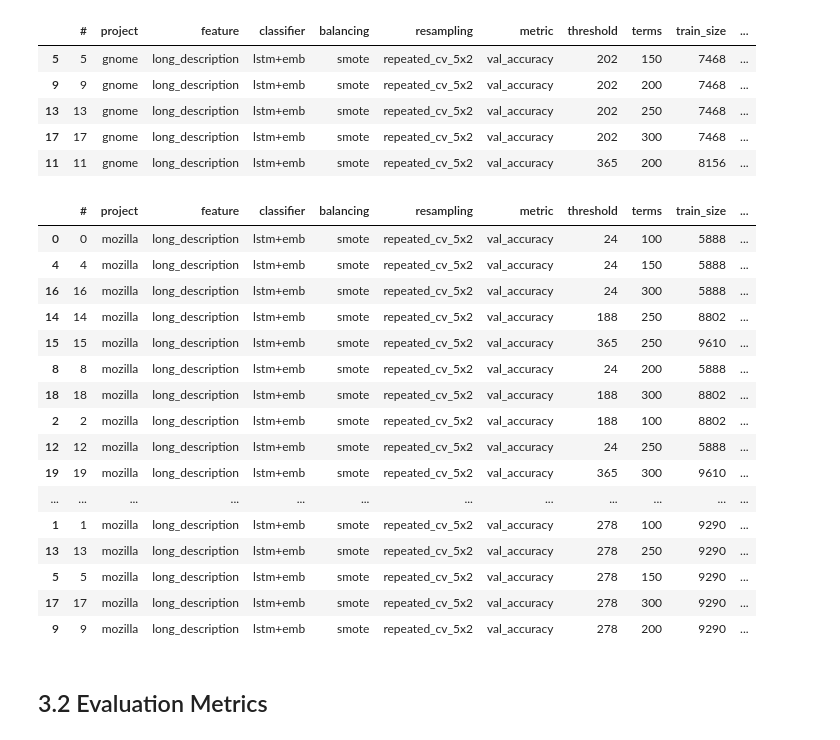
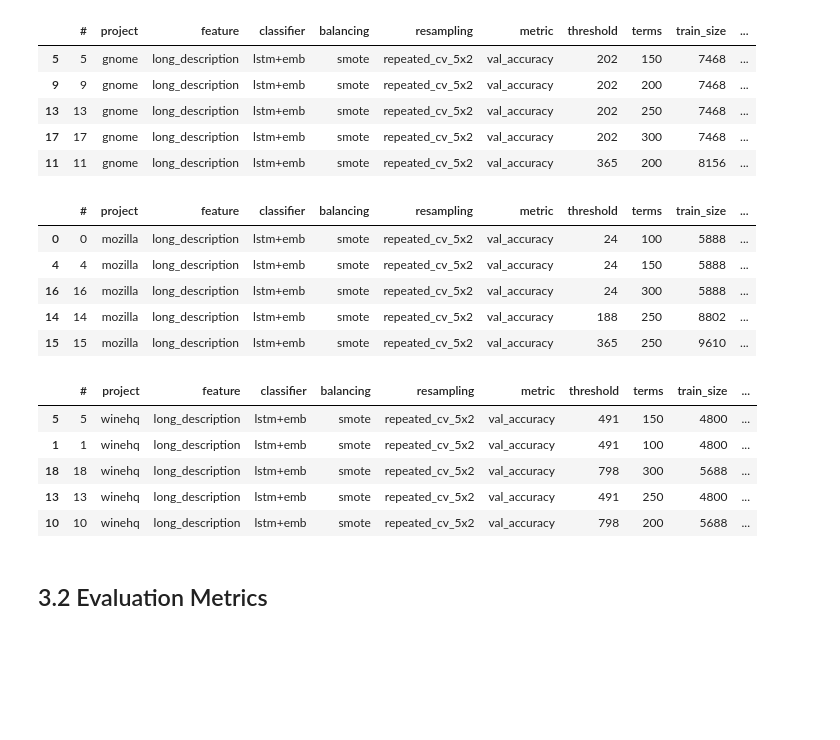
Before and after one commit to gomesluiz/my-doctorate, a Jupyter notebook: projects/long-lived-bug-prediction/deep-learning/notebook/evaluation/20200518-long-lived-prediction-w-dnn-data-analysis.ipynb, the cells around one changed output. Cells and saved outputs as stored; diff of their text form; code cells hidden in the pictures; blank space fills up the shorter version.

```diff
--- a/projects/long-lived-bug-prediction/deep-learning/notebook/evaluation/20200518-long-lived-prediction-w-dnn-data-analysis.ipynb
+++ b/projects/long-lived-bug-prediction/deep-learning/notebook/evaluation/20200518-long-lived-prediction-w-dnn-data-analysis.ipynb
@@ -164,22 +175,20 @@ gnome_data_evaluation.sort_values('balanced_acc', ascending=False).head()
 | 17 | 17 | gnome | long_description | lstm+emb | smote | repeated_cv_5x2 | val_accuracy | 202 | 300 | 7468 | ... |
 | 11 | 11 | gnome | long_description | lstm+emb | smote | repeated_cv_5x2 | val_accuracy | 365 | 200 | 8156 | ... |
 # %%
-mozilla_data_evaluation.sort_values('balanced_acc', ascending=False).head(20)
+mozilla_data_evaluation.sort_values('balanced_acc', ascending=False).head()
 # %% [output]
 |  | # | project | feature | classifier | balancing | resampling | metric | threshold | terms | train_size | ... |
 | 0 | 0 | mozilla | long_description | lstm+emb | smote | repeated_cv_5x2 | val_accuracy | 24 | 100 | 5888 | ... |
 | 4 | 4 | mozilla | long_description | lstm+emb | smote | repeated_cv_5x2 | val_accuracy | 24 | 150 | 5888 | ... |
 | 16 | 16 | mozilla | long_description | lstm+emb | smote | repeated_cv_5x2 | val_accuracy | 24 | 300 | 5888 | ... |
 | 14 | 14 | mozilla | long_description | lstm+emb | smote | repeated_cv_5x2 | val_accuracy | 188 | 250 | 8802 | ... |
 | 15 | 15 | mozilla | long_description | lstm+emb | smote | repeated_cv_5x2 | val_accuracy | 365 | 250 | 9610 | ... |
-| 8 | 8 | mozilla | long_description | lstm+emb | smote | repeated_cv_5x2 | val_accuracy | 24 | 200 | 5888 | ... |
-| 18 | 18 | mozilla | long_description | lstm+emb | smote | repeated_cv_5x2 | val_accuracy | 188 | 300 | 8802 | ... |
-| 2 | 2 | mozilla | long_description | lstm+emb | smote | repeated_cv_5x2 | val_accuracy | 188 | 100 | 8802 | ... |
-| 12 | 12 | mozilla | long_description | lstm+emb | smote | repeated_cv_5x2 | val_accuracy | 24 | 250 | 5888 | ... |
-| 19 | 19 | mozilla | long_description | lstm+emb | smote | repeated_cv_5x2 | val_accuracy | 365 | 300 | 9610 | ... |
-| ... | ... | ... | ... | ... | ... | ... | ... | ... | ... | ... | ... |
-| 1 | 1 | mozilla | long_description | lstm+emb | smote | repeated_cv_5x2 | val_accuracy | 278 | 100 | 9290 | ... |
-| 13 | 13 | mozilla | long_description | lstm+emb | smote | repeated_cv_5x2 | val_accuracy | 278 | 250 | 9290 | ... |
-| 5 | 5 | mozilla | long_description | lstm+emb | smote | repeated_cv_5x2 | val_accuracy | 278 | 150 | 9290 | ... |
-| 17 | 17 | mozilla | long_description | lstm+emb | smote | repeated_cv_5x2 | val_accuracy | 278 | 300 | 9290 | ... |
-| 9 | 9 | mozilla | long_description | lstm+emb | smote | repeated_cv_5x2 | val_accuracy | 278 | 200 | 9290 | ... |
+# %%
+winehq_data_evaluation.sort_values('balanced_acc', ascending=False).head()
+# %% [output]
+|  | # | project | feature | classifier | balancing | resampling | metric | threshold | terms | train_size | ... |
+| 5 | 5 | winehq | long_description | lstm+emb | smote | repeated_cv_5x2 | val_accuracy | 491 | 150 | 4800 | ... |
+| 1 | 1 | winehq | long_description | lstm+emb | smote | repeated_cv_5x2 | val_accuracy | 491 | 100 | 4800 | ... |
+| 18 | 18 | winehq | long_description | lstm+emb | smote | repeated_cv_5x2 | val_accuracy | 798 | 300 | 5688 | ... |
+| 13 | 13 | winehq | long_description | lstm+emb | smote | repeated_cv_5x2 | val_accuracy | 491 | 250 | 4800 | ... |
+| 10 | 10 | winehq | long_description | lstm+emb | smote | repeated_cv_5x2 | val_accuracy | 798 | 200 | 5688 | ... |
```
Also changed, not shown: parts of 7 cells of this notebook, 1 other file.
